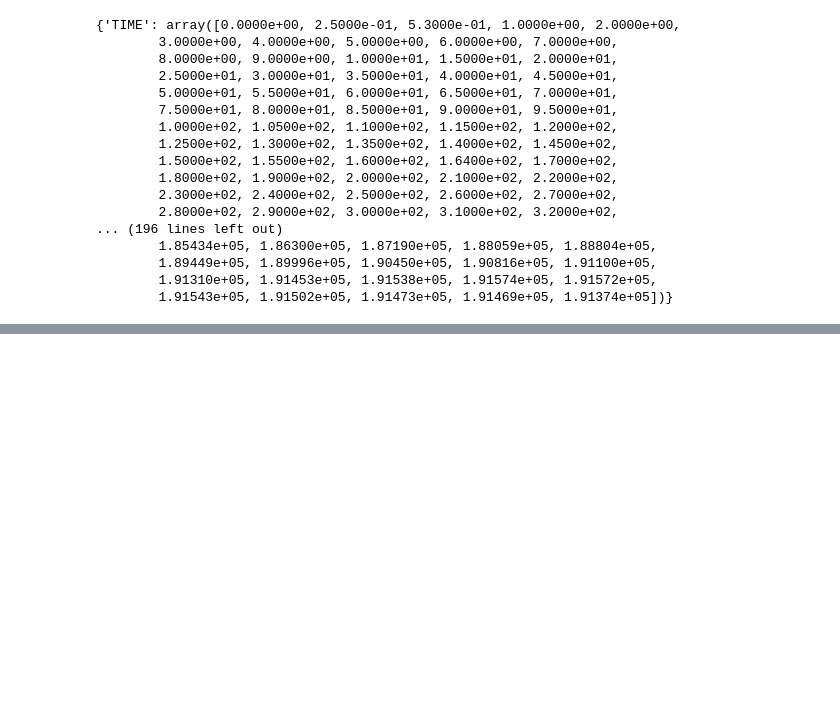
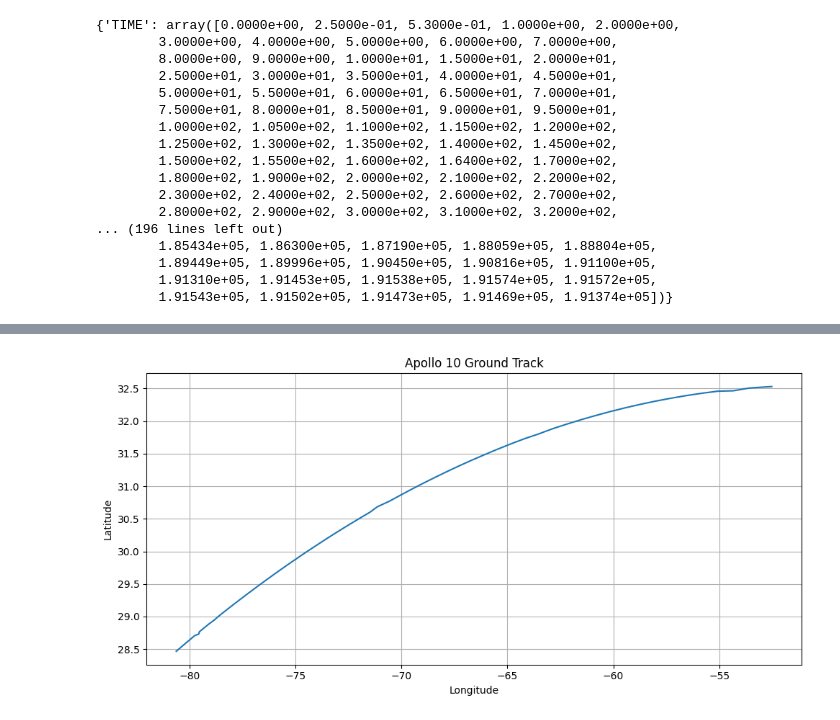
Before and after one commit to RachelOdunuga/SDL-Python-Assignment, a Jupyter notebook: exercise-4-apollo/Exercise 4.ipynb, the cells around one changed output, grey strips where cells are left out. Cells and saved outputs as stored; diff of their text form; code cells hidden in the pictures; blank space fills up the shorter version.

```diff
--- a/exercise-4-apollo/Exercise 4.ipynb
+++ b/exercise-4-apollo/Exercise 4.ipynb
@@ -65,0 +98,14 @@ datas
+# %%
+def groundtrack(data):
+    plt.figure(figsize=(10,5))
+    plt.plot(data['LONG'], data['GC LAT'])
+    plt.xlabel("Longitude")
+    plt.ylabel('Latitude')
+    plt.title('Apollo 10 Ground Track')
+    plt.grid(True)
+    plt.tight_layout()
+    plt.show()
+# %%
+groundtrack(datas)
+# %% [output]
+[figure, added]
```
Also changed, not shown: parts of 3 cells of this notebook.
